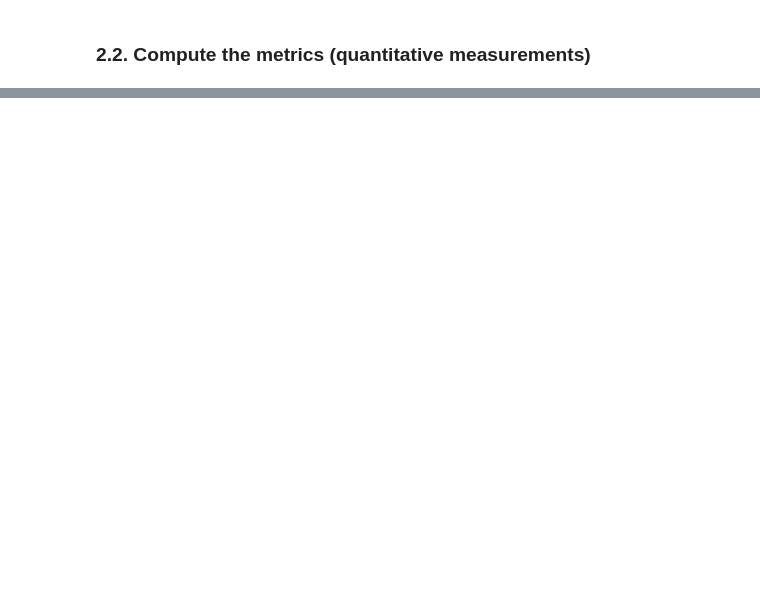
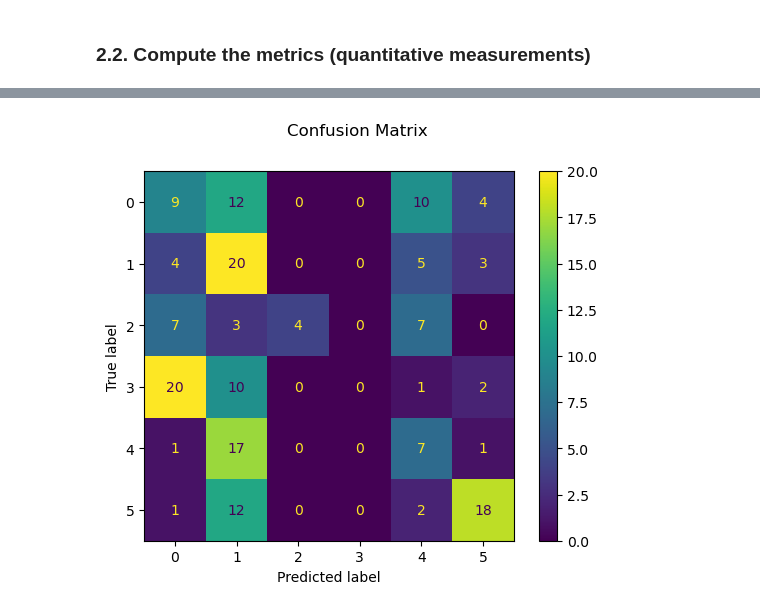
Before and after one commit to clee74/AI_Class, a Jupyter notebook: P4_DeepLearning/S1_Perceptron/Demo_1_Perceptron.ipynb, the cells around one changed output, grey strips where cells are left out. Drawn from its saved outputs; the diff is of its cells as text; code cells hidden in the pictures; blank space fills up the shorter version.

```diff
--- a/P4_DeepLearning/S1_Perceptron/Demo_1_Perceptron.ipynb
+++ b/P4_DeepLearning/S1_Perceptron/Demo_1_Perceptron.ipynb
@@ -327,0 +375,9 @@ plt.show()
+# %%
+# Creating a perceptron model:
+dim_output = 6
+input_shape = (X.shape[1],)
+perceptron1 = keras.Sequential([
+    keras.layers.Dense(dim_output,
+                       input_shape = input_shape,
+                       activation = 'sigmoid')
+    ])
@@ -327,0 +399,14 @@ plt.show()
+# %%
+epochs = 500
+optimizer = 'adam'
+loss = keras.losses.CategoricalCrossentropy()
+q_metrics = ['accuracy']
+perceptron1.compile(optimizer=optimizer,
+                   loss = loss,
+                   metrics=q_metrics)
+history = perceptron1.fit(X_train,y_train,
+                         batch_size=32,
+                         epochs = epochs,
+                         validation_data=(X_val,y_val),
+                         verbose=2,
+                         callbacks=[es,mc,reduce_lr])
@@ -327,0 +431,4 @@ plt.show()
+# %%
+output1_test = perceptron1.predict(X_test)
+pred1_test = np.argmax(output1_test,axis=-1)
+truth_test = np.argmax(y_test,axis=-1)
@@ -327,0 +455,8 @@ plt.show()
+# %%
+# Confusion matrix
+disp = metrics.ConfusionMatrixDisplay.from_predictions(truth_test,pred1_test)
+disp.figure_.suptitle("Confusion Matrix")
+# print(f"Confusion matrix:\n{disp.confusion_matrix}")
+plt.show()
+# %% [output]
+[figure, added]
```
Also changed, not shown: parts of 23 cells of this notebook, 2 other files.
